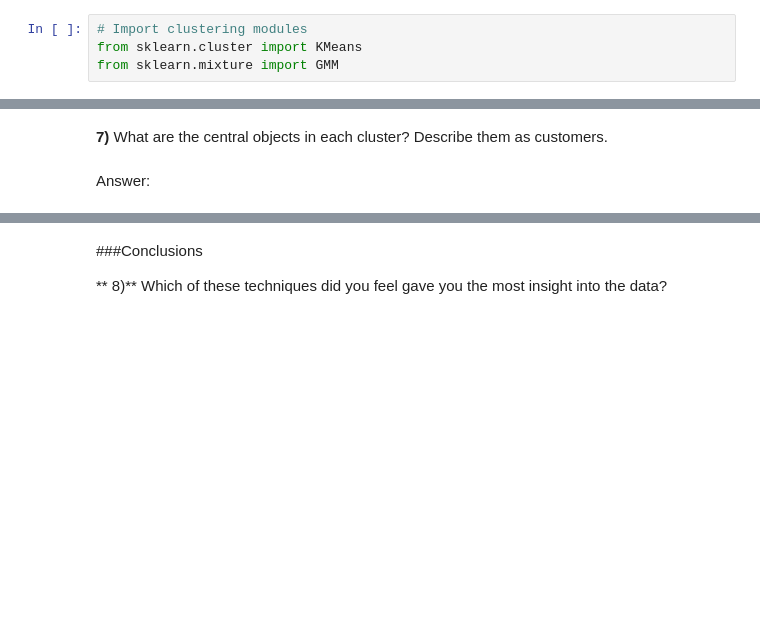
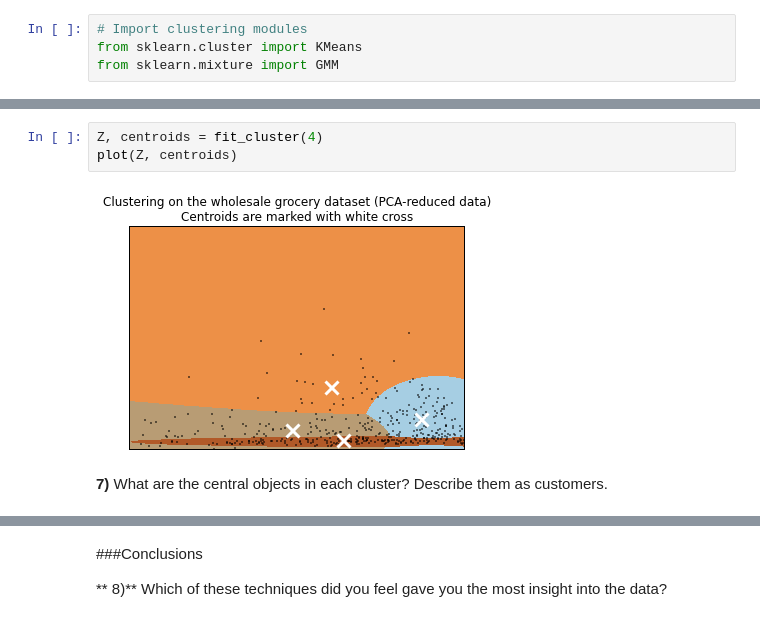
Before and after one commit to fatalispm/customer_segments, a Jupyter notebook: customer_segments.ipynb, the cells around one changed output, grey strips where cells are left out. Cells and saved outputs as stored; diff of their text form; blank space fills up the shorter version.

```diff
--- a/customer_segments.ipynb
+++ b/customer_segments.ipynb
@@ -135,4 +227,7 @@ plt.show()
+# %%
+Z, centroids = fit_cluster(4)
+plot(Z, centroids)
+# %% [output]
+[figure, added]
 # %% [markdown]
 **7)** What are the central objects in each cluster? Describe them as customers.
-# %% [markdown]
-Answer:
```
Also changed, not shown: parts of 38 cells of this notebook, 7 other files.
